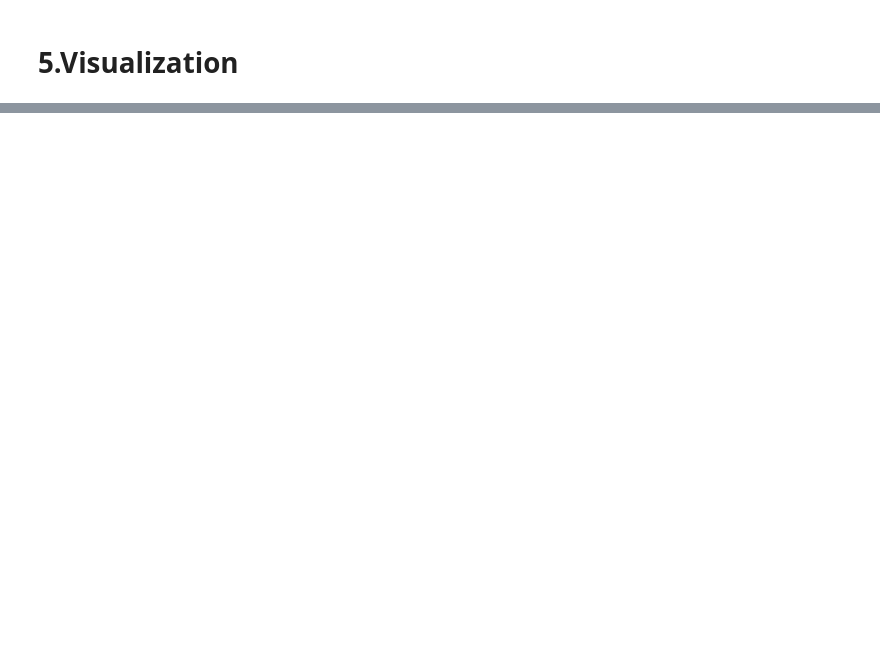
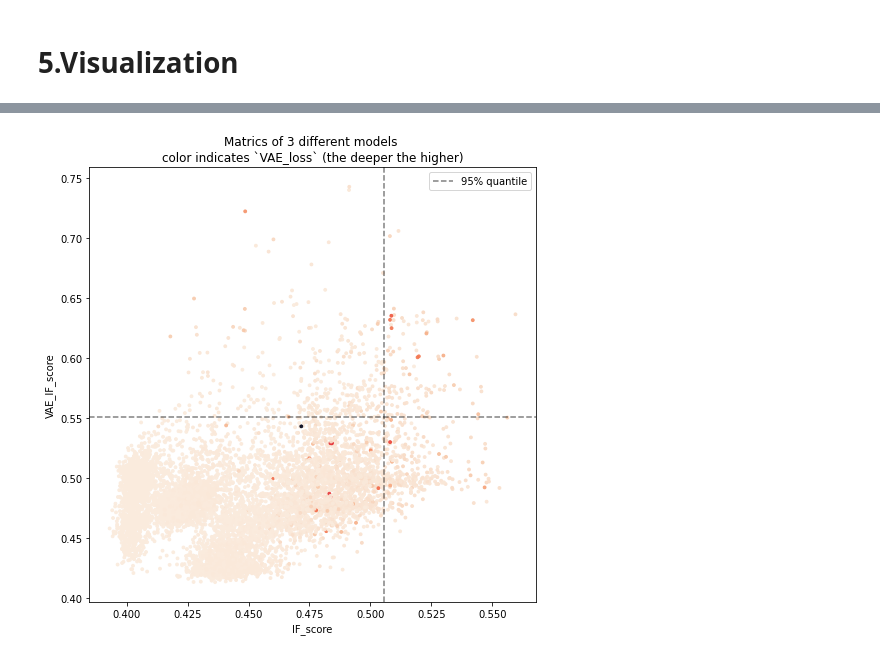
Before and after one commit to petitepepper/Anomaly-Detection_BYOND, a Jupyter notebook: 1_Modeling.ipynb, the cells around one changed output, grey strips where cells are left out. Drawn from its saved outputs; the diff is of its cells as text; code cells hidden in the pictures; blank space fills up the shorter version.

Commit message:
[update] visualization of metrics

```diff
--- a/1_Modeling.ipynb
+++ b/1_Modeling.ipynb
@@ -315,0 +350,3 @@ df_cell['IF_score'].describe()
+# %%
+df['VAE_IF_score'] = VAE_IF_score
+df['VAE_IF_score'].describe()
@@ -387,0 +365,2 @@ for i in range(len(list_cells)):
+# %%
+metrics = ['IF_score','VAE_loss','VAE_IF_score']
@@ -387,0 +424,3 @@ for i in range(len(list_cells)):
+# %%
+df_matrics = df[metrics]
+df_matrics.head()
@@ -387,0 +434,23 @@ for i in range(len(list_cells)):
+# %%
+import matplotlib.pyplot as plt
+
+
+plt.axhline
+def matrics_vistualization(df_matrics):
+    fig = plt.figure(figsize=(8,8))
+    ax = plt.gca()
+    ax.scatter(df_matrics['IF_score'],df_matrics['VAE_IF_score'],
+                s=8,alpha=0.9,c=df_matrics['VAE_loss'],cmap="rocket_r")
+    ax.axvline(df_matrics['IF_score'].quantile(0.95),
+               c='black',ls='--',alpha=0.5, label="95% quantile")
+    ax.axhline(df_matrics['VAE_IF_score'].quantile(0.95),
+               c='black',ls='--',alpha=0.5)
+    ax.set_xlabel('IF_score')
+    ax.set_ylabel('VAE_IF_score')
+    ax.set_title('Matrics of 3 different models \n' + 'color indicates `VAE_loss` (the deeper the higher)')
+    plt.legend()
+    plt.show()
+# %%
+matrics_vistualization(df_matrics)
+# %% [output]
+[figure, added]
```
Also changed, not shown: parts of 29 cells of this notebook, 5 other files.
